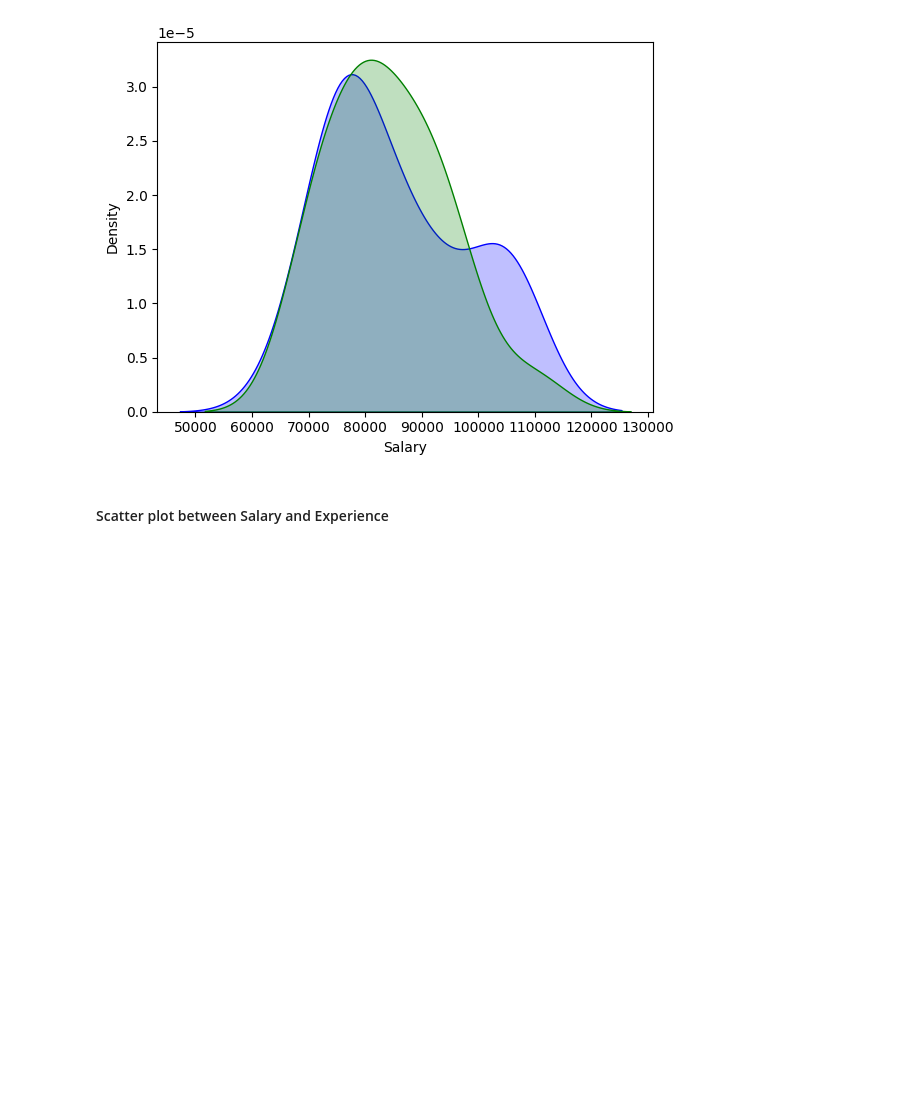
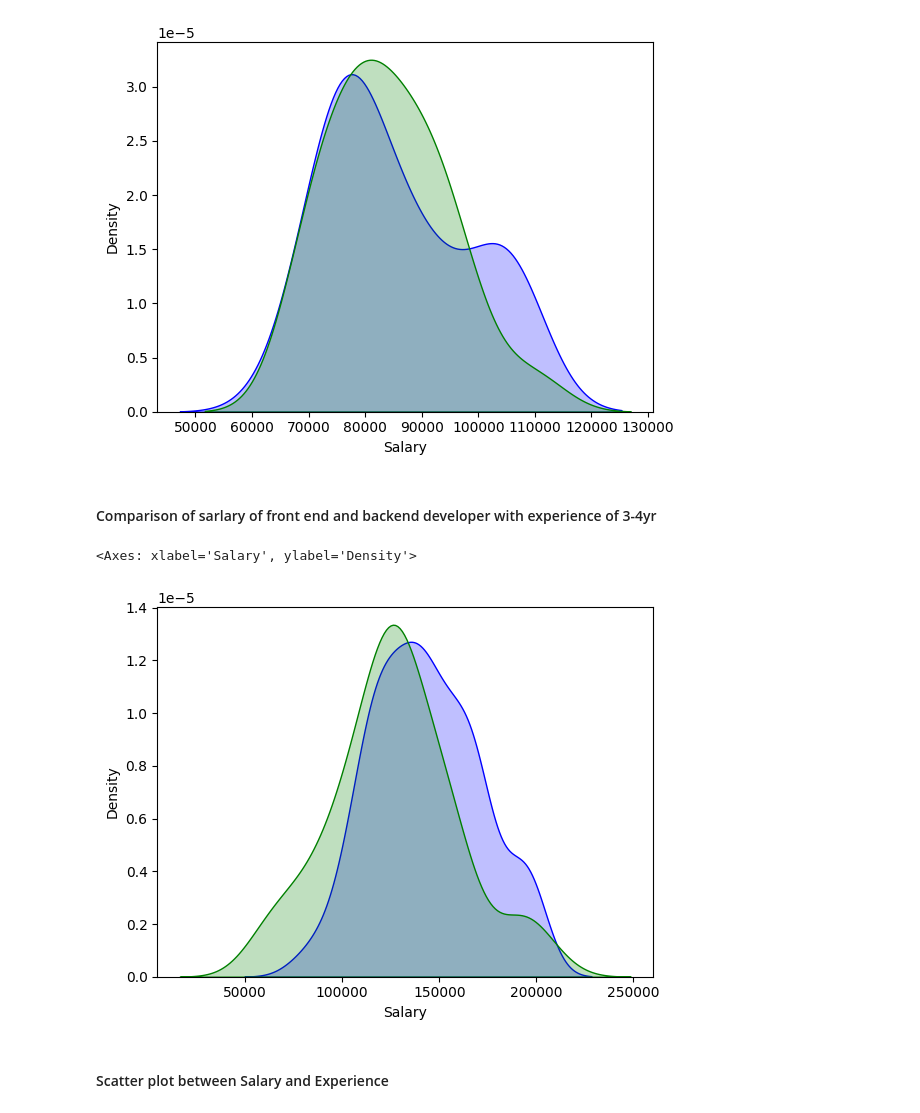
Before and after one commit to Bytecode-Magnum/Salary_Data_ExploratoryDataAnalysis, a Jupyter notebook: Salary_dataset_Data_Visualization.ipynb, the cells around one changed output. Saved outputs shown, nothing was run; the diff lists cells and outputs as text; code cells hidden in the pictures; blank space fills up the shorter version.

```diff
--- a/Salary_dataset_Data_Visualization.ipynb
+++ b/Salary_dataset_Data_Visualization.ipynb
@@ -80,6 +70,16 @@ sns.kdeplot(backend['Salary'],fill=True,color='green')
 # %% [output]
 <Axes: xlabel='Salary', ylabel='Density'>
 [figure]
+# %% [markdown]
+#### Comparison of sarlary of front end and backend developer with experience of 3-4yr
+# %%
+master=df.loc[ (df.Education_Level=="Master's Degree") & (df.Experience.between(10,15))]
+bachelor=df.loc[ (df.Education_Level=="Bachelor's Degree") & (df.Experience.between(10,15))]
+sns.kdeplot(master['Salary'],fill=True,color='blue')
+sns.kdeplot(bachelor['Salary'],fill=True,color='green')
+# %% [output]
+<Axes: xlabel='Salary', ylabel='Density'>
+[figure, added]
 # %% [markdown]
 #### Scatter plot between Salary and Experience
 # %%
```
Also changed, not shown: parts of 6 cells of this notebook.
